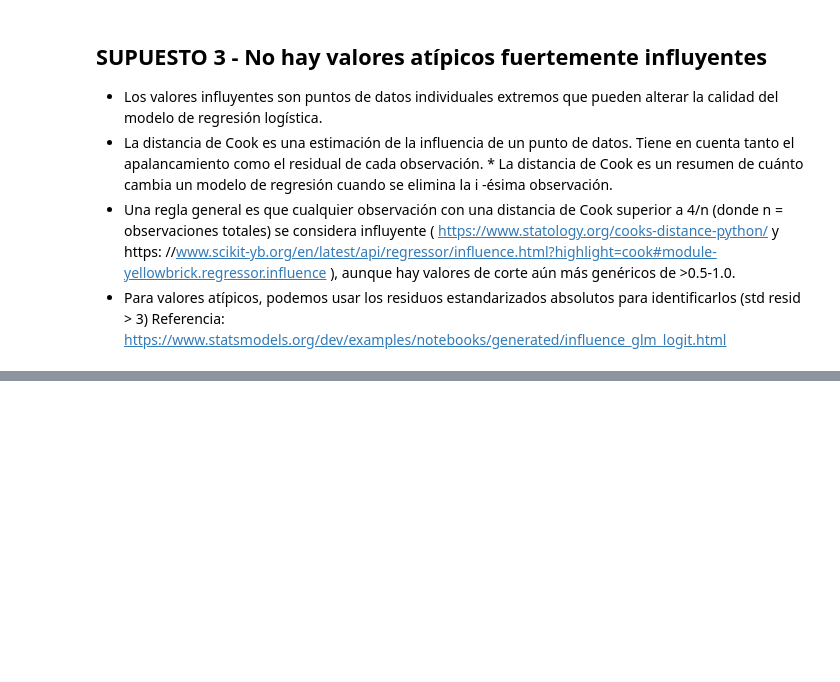
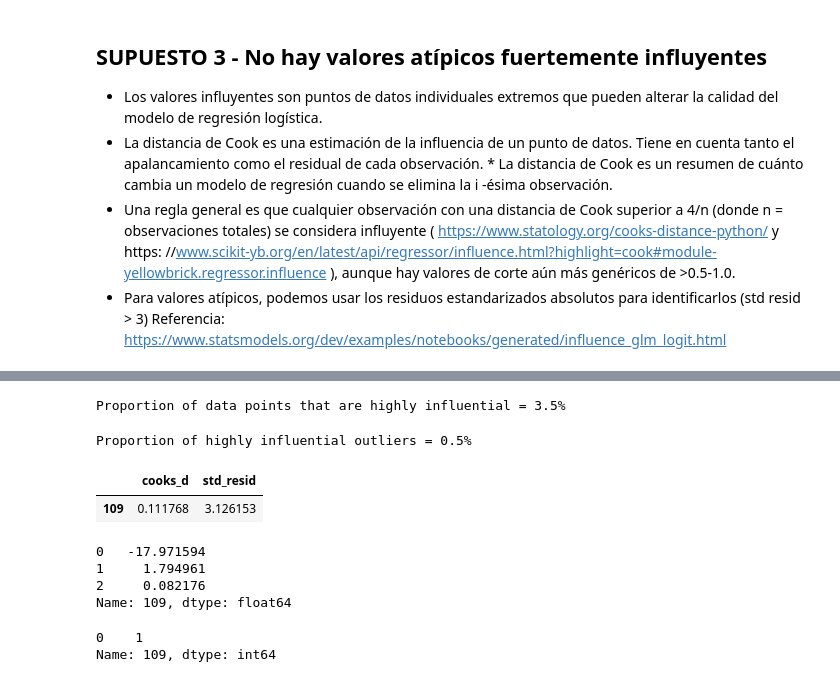
Before and after one commit to octagomez/TP_MARZO2022_REGRESION_LOGISTICA, a Jupyter notebook: Matrices_20_Ejercicio_TP_MARZO_NARCI_.ipynb, the cells around one changed output, grey strips where cells are left out. Cells and saved outputs as stored; diff of their text form; code cells hidden in the pictures; blank space fills up the shorter version.

```diff
--- a/Matrices_20_Ejercicio_TP_MARZO_NARCI_.ipynb
+++ b/Matrices_20_Ejercicio_TP_MARZO_NARCI_.ipynb
@@ -319,0 +396,39 @@ x3            -0.0012      0.000     -2.385      0.017      -0.002      -0.000
+# %%
+# Find number of observations that exceed Cook's distance threshold
+outliers = diagnosis_df[diagnosis_df['cooks_d'] > cook_threshold]
+prop_outliers = round(100*(len(outliers) / len(XU_s)),1)
+print(f'Proportion of data points that are highly influential = {prop_outliers}%')
+# %% [output]
+Proportion of data points that are highly influential = 3.5%
+# %%
+# Find number of observations which are BOTH outlier (std dev > 3) and highly influential
+extreme = diagnosis_df[(diagnosis_df['cooks_d'] > cook_threshold) &
+                       (diagnosis_df['std_resid'] > 3)]
+prop_extreme = round(100*(len(extreme) / len(XU_s)),1)
+print(f'Proportion of highly influential outliers = {prop_extreme}%')
+# %% [output]
+Proportion of highly influential outliers = 0.5%
+# %%
+# Display top 5 most influential outliers
+extreme.sort_values("cooks_d", ascending=False).head()
+extreme
+# %% [output]
+|  | cooks_d | std_resid |
+| 109 | 0.111768 | 3.126153 |
+# %%
+# Deep dive into index 297 (extreme outlier)
+# lo paso de numpy a pandas
+df_x = pd.DataFrame(XU_s)
+# corro el balance
+df_x.iloc[109]  # 0 = Did not survive
+# %% [output]
+0   -17.971594
+1     1.794961
+2     0.082176
+Name: 109, dtype: float64
+# %%
+df_y = pd.DataFrame(y_20)
+df_y.iloc[109]  # 0 = Did not survive
+# %% [output]
+0    1
+Name: 109, dtype: int64
```
Also changed, not shown: parts of 7 cells of this notebook.
